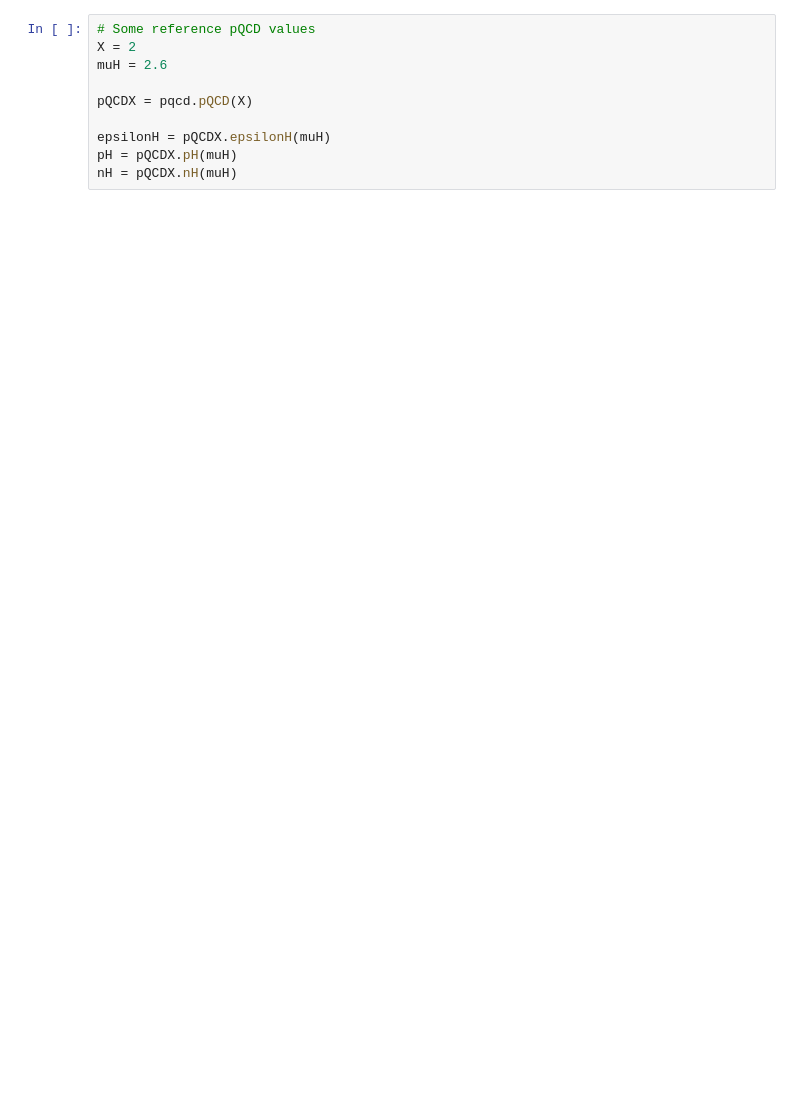
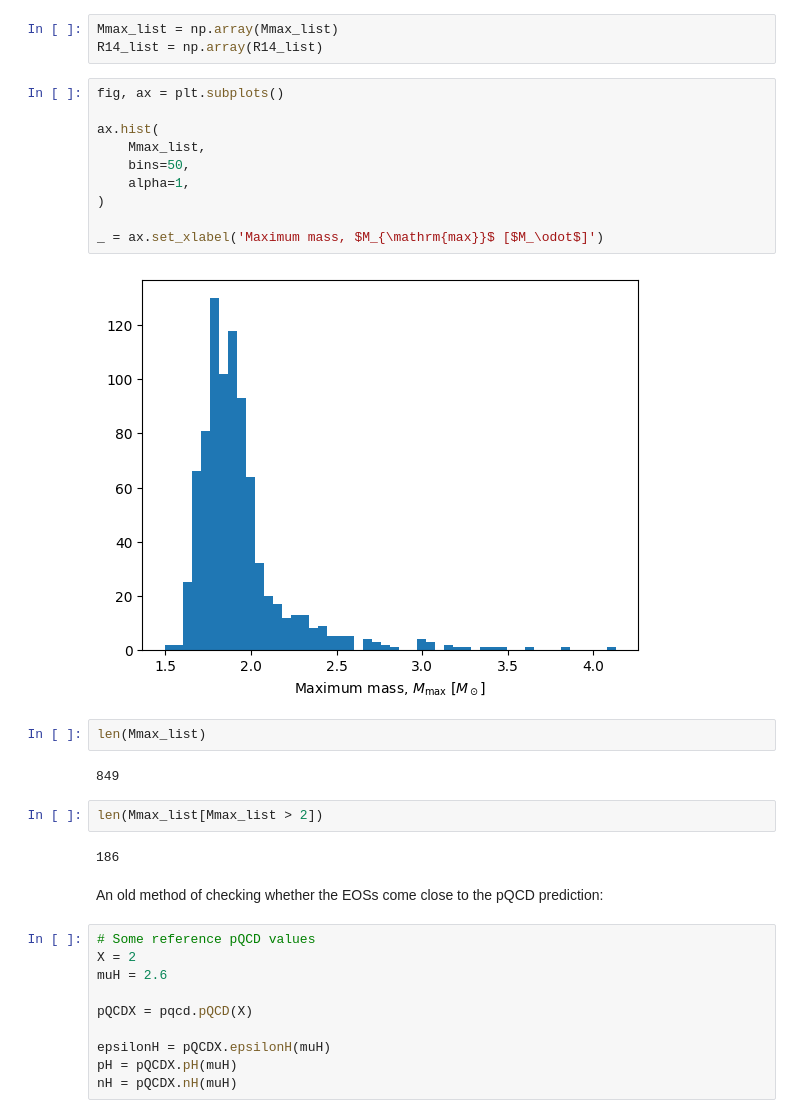
Before and after one commit to eliotfinch/pqcd, a Jupyter notebook: notebooks/inspect_modified_eos_draws.ipynb, the cells around one changed output. Drawn from its saved outputs; the diff is of its cells as text; blank space fills up the shorter version.

```diff
--- a/notebooks/inspect_modified_eos_draws.ipynb
+++ b/notebooks/inspect_modified_eos_draws.ipynb
@@ -15,3 +182,28 @@ from scipy.interpolate import interp1d
+# %%
+Mmax_list = np.array(Mmax_list)
+R14_list = np.array(R14_list)
+# %%
+fig, ax = plt.subplots()
+
+ax.hist(
+    Mmax_list,
+    bins=50,
+    alpha=1,
+)
+
+_ = ax.set_xlabel('Maximum mass, $M_{\mathrm{max}}$ [$M_\odot$]')
+# %% [output]
+[figure, added]
+# %%
+len(Mmax_list)
+# %% [output]
+849
+# %%
+len(Mmax_list[Mmax_list > 2])
+# %% [output]
+186
+# %% [markdown]
+An old method of checking whether the EOSs come close to the pQCD prediction:
 # %%
 # Some reference pQCD values
 X = 2
```
Also changed, not shown: parts of 27 cells of this notebook.
